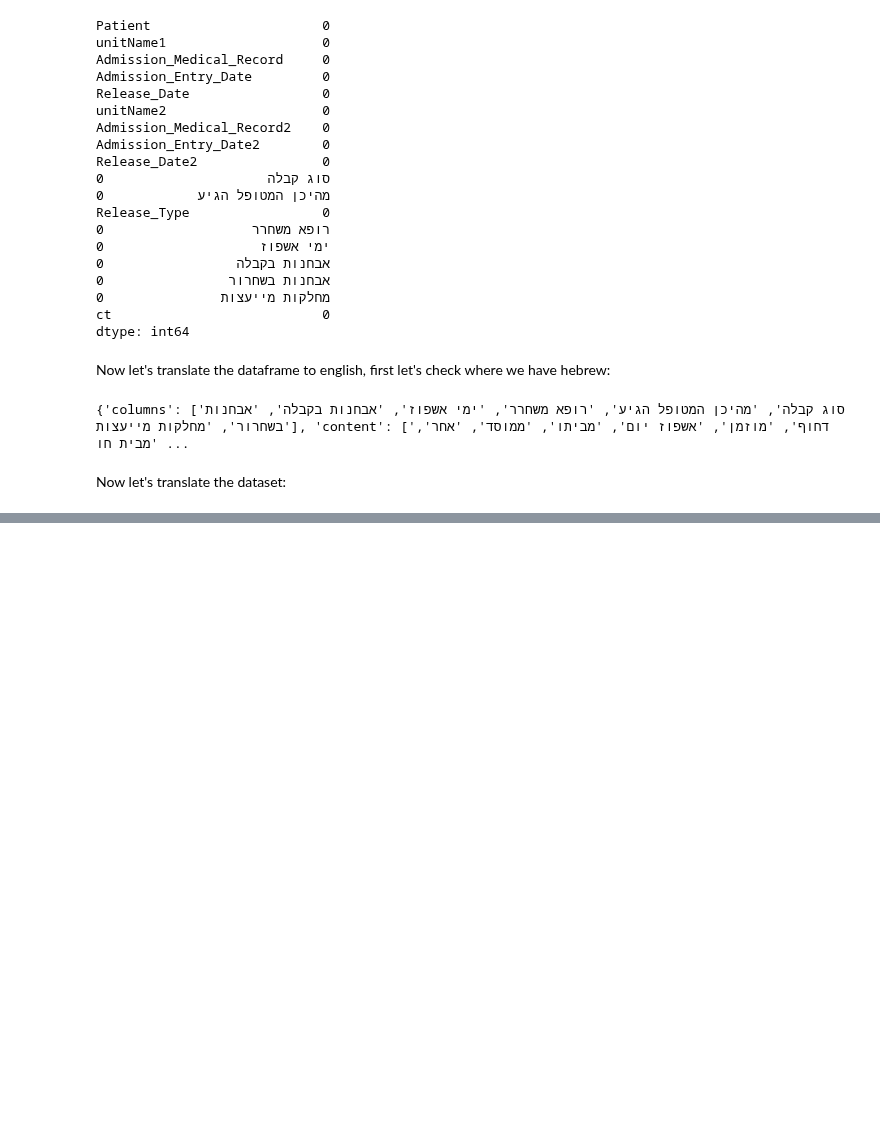
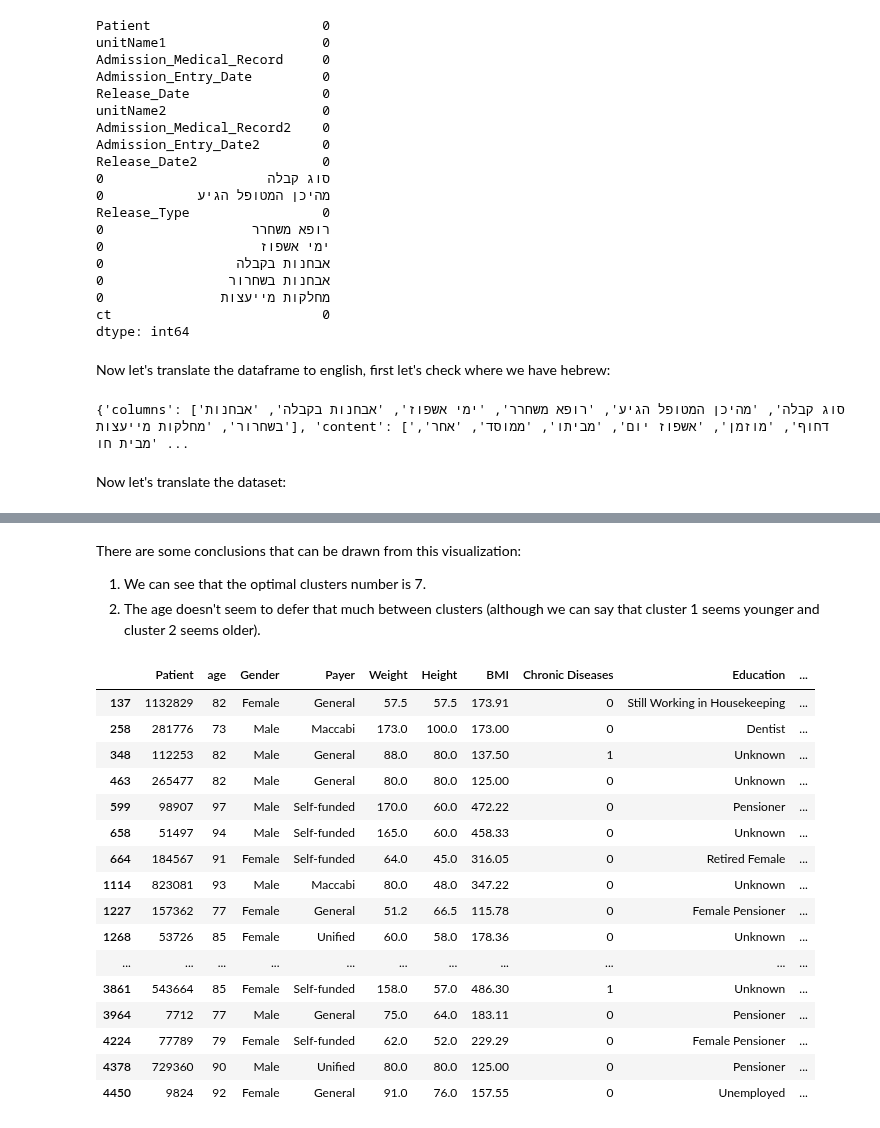
Before and after one commit to RyanWri/data-science2-lab-final-project, a Jupyter notebook: src/team_11/team11_results.ipynb, the cells around one changed output, grey strips where cells are left out. Saved outputs shown, nothing was run; the diff lists cells and outputs as text; code cells hidden in the pictures; blank space fills up the shorter version.

```diff
--- a/src/team_11/team11_results.ipynb
+++ b/src/team_11/team11_results.ipynb
@@ -135,0 +463,24 @@ hospitalization_df_clean_translated.to_excel(r'task7/hospitalization2_translated
+# %% [markdown]
+There are some conclusions that can be drawn from this visualization:
+1. We can see that the optimal clusters number is 7.
+2. The age doesn't seem to defer that much between clusters (although we can say that cluster 1 seems younger and cluster 2 seems older).
+# %%
+clustered_df.loc[clustered_df['Cluster'] == 2]
+# %% [output]
+|  | Patient | age | Gender | Payer | Weight | Height | BMI | Chronic Diseases | Education | ... |
+| 137 | 1132829 | 82 | Female | General | 57.5 | 57.5 | 173.91 | 0 | Still Working in Housekeeping | ... |
+| 258 | 281776 | 73 | Male | Maccabi | 173.0 | 100.0 | 173.00 | 0 | Dentist | ... |
+| 348 | 112253 | 82 | Male | General | 88.0 | 80.0 | 137.50 | 1 | Unknown | ... |
+| 463 | 265477 | 82 | Male | General | 80.0 | 80.0 | 125.00 | 0 | Unknown | ... |
+| 599 | 98907 | 97 | Male | Self-funded | 170.0 | 60.0 | 472.22 | 0 | Pensioner | ... |
+| 658 | 51497 | 94 | Male | Self-funded | 165.0 | 60.0 | 458.33 | 0 | Unknown | ... |
+| 664 | 184567 | 91 | Female | Self-funded | 64.0 | 45.0 | 316.05 | 0 | Retired Female | ... |
+| 1114 | 823081 | 93 | Male | Maccabi | 80.0 | 48.0 | 347.22 | 0 | Unknown | ... |
+| 1227 | 157362 | 77 | Female | General | 51.2 | 66.5 | 115.78 | 0 | Female Pensioner | ... |
+| 1268 | 53726 | 85 | Female | Unified | 60.0 | 58.0 | 178.36 | 0 | Unknown | ... |
+| ... | ... | ... | ... | ... | ... | ... | ... | ... | ... | ... |
+| 3861 | 543664 | 85 | Female | Self-funded | 158.0 | 57.0 | 486.30 | 1 | Unknown | ... |
+| 3964 | 7712 | 77 | Male | General | 75.0 | 64.0 | 183.11 | 0 | Pensioner | ... |
+| 4224 | 77789 | 79 | Female | Self-funded | 62.0 | 52.0 | 229.29 | 0 | Female Pensioner | ... |
+| 4378 | 729360 | 90 | Male | Unified | 80.0 | 80.0 | 125.00 | 0 | Pensioner | ... |
+| 4450 | 9824 | 92 | Female | General | 91.0 | 76.0 | 157.55 | 0 | Unemployed | ... |
```
Also changed, not shown: parts of 44 cells of this notebook, 5 other files.
